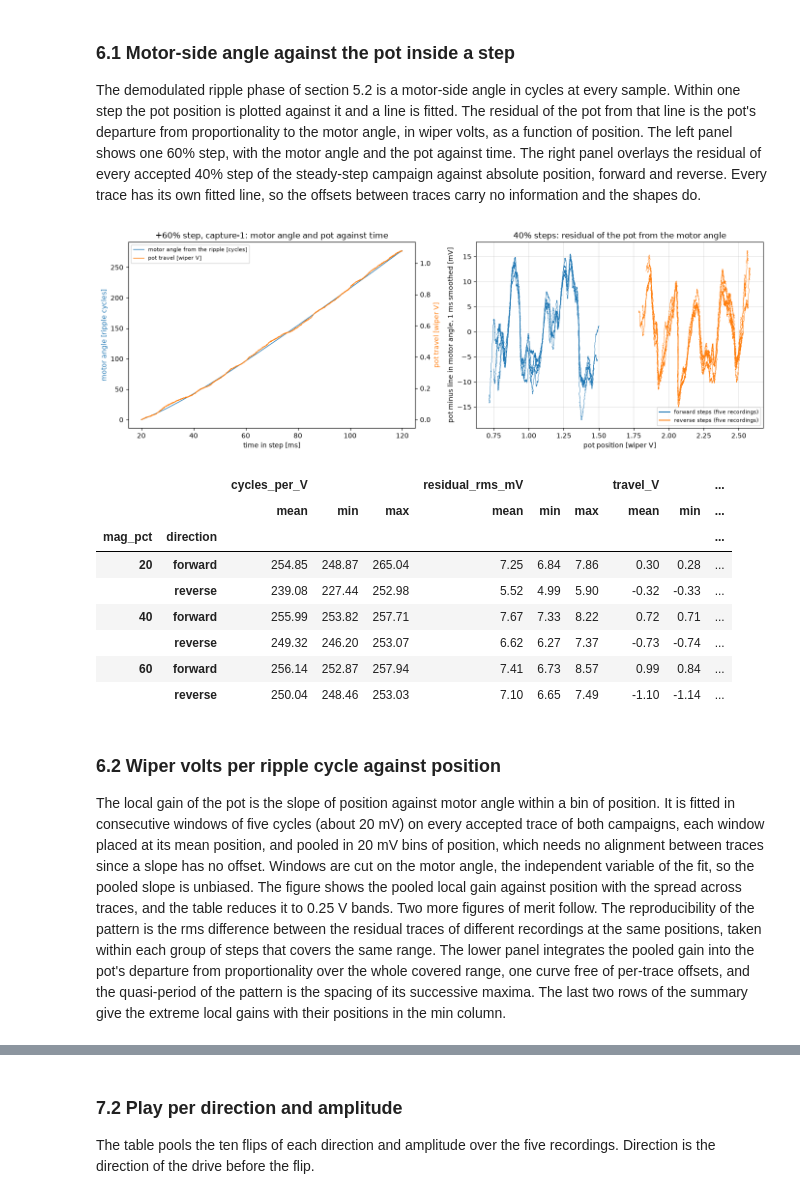
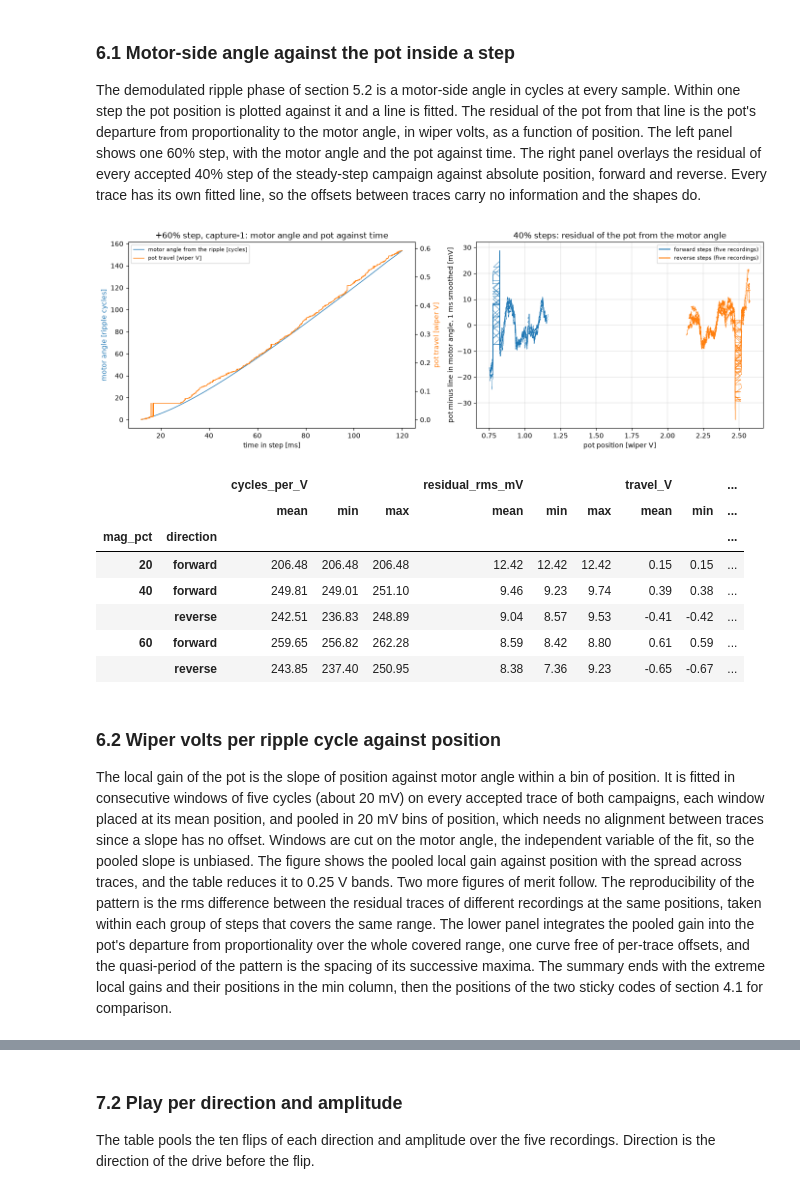
Before and after one commit to OpenServoCore/open-servo-core, a Jupyter notebook: notebooks/06-gear-train.ipynb, the cells around one changed output, grey strips where cells are left out. Drawn from its saved outputs; the diff is of its cells as text; code cells hidden in the pictures.

Commit message:
notebooks: re-execute gear train on the hacked chain, position adc caveat

```diff
--- a/notebooks/06-gear-train.ipynb
+++ b/notebooks/06-gear-train.ipynb
@@ -391,7 +586,7 @@ def settled(seg):
 
 def pot_speed(seg):
     # Least-squares slope of the wiper over the window, in wiper V/s.
-    p = seg["pos"].to_numpy() * V_ADC_PER_COUNT
+    p = seg["pos"].to_numpy() * CH.v_adc_per_count
     return np.polyfit(np.arange(len(p)) * DT, p, 1)[0]
 
 def step_line(seg):
@@ -404,7 +599,7 @@ def step_line(seg):
     for label, k in [("2f", 2.0), ("f/2", 0.5), ("f/3", 1 / 3), ("f/6", 1 / 6)]:
         _, a = interp_peak(f, X, k * fr * 0.95, k * fr * 1.05)
         ratios[label] = a / amp
-    vt = DIV_RATIO * (st["vmotor_a"].to_numpy() - st["vmotor_b"].to_numpy()).astype(float)
+    vt = CH.div_ratio * (st["vmotor_a"].to_numpy() - st["vmotor_b"].to_numpy()).astype(float)
     ft, Xt = line_spectrum(vt)
     _, amp_t = interp_peak(ft, Xt, fr * 0.97, fr * 1.03)
     xb = st["current_trough"].to_numpy().astype(float) - st["bias"].iloc[0]
@@ -415,14 +610,14 @@ def step_line(seg):
         "mag_pct": int(seg["mag_pct"].iloc[0]),
         "f_line_Hz": fr,
         "amp_counts": amp,
-        "amp_mA": amp * A_PER_COUNT * 1e3,
+        "amp_mA": amp * CH.a_per_count * 1e3,
         "noise_floor_counts": noise,
         "width_Hz": half_width(f, X, fr),
         "width_pct": half_width(f, X, fr) / fr * 100,
         "line_over_floor": amp / noise,
-        "mean_current_A": x.mean() * A_PER_COUNT,
+        "mean_current_A": x.mean() * CH.a_per_count,
         "pot_speed_Vps": pot_speed(st),
-        "terminal_ripple_mV": amp_t * V_ADC_PER_COUNT * 1e3,
+        "terminal_ripple_mV": amp_t * CH.v_adc_per_count * 1e3,
         "brake_window_ripple_counts": amp_b,
         **{f"ratio_{k}": v for k, v in ratios.items()},
     }
@@ -444,7 +639,7 @@ for ax, (seg_id, seg) in zip(axes.T.flatten(), df[df["seg"] > 0].groupby("seg"))
     x = st["current_raw"].to_numpy().astype(float) - st["bias"].iloc[0]
     f, X = line_spectrum(x)
     fr = lines[(lines["recording"] == name) & (lines["seg"] == seg_id)]["f_line_Hz"].iloc[0]
-    ax.semilogy(f, X * A_PER_COUNT * 1e3, lw=0.6, color="tab:blue")
+    ax.semilogy(f, X * CH.a_per_count * 1e3, lw=0.6, color="tab:blue")
     for k, ls in [(1, "-"), (2, "--"), (0.5, ":"), (1 / 3, ":"), (1 / 6, ":")]:
         ax.axvline(k * fr, color="tab:red", lw=0.7, ls=ls, alpha=0.7)
     ax.set_xlim(0, 7000)
@@ -480,0 +687,26 @@ tab
+# %%
+def line_at(f, X, f0, tol=0.02):
+    m = (f >= f0 * (1 - tol)) & (f <= f0 * (1 + tol))
+    return float(X[m].max())
+
+rows = []
+for name, (df, meta) in ripple.items():
+    base = df[df["seg"] == 0]
+    f, X = line_spectrum(base["current_raw"].to_numpy().astype(float), nfft_mult=1)
+    rows.append({"window": "baseline, bridge off", "recording": name, "ripple_line_counts": np.nan,
+                 "median in band [counts]": float(np.median(X[(f >= F_LO) & (f <= F_HI)])),
+                 **{f"{int(k * BUS_LINE_HZ)} Hz [counts]": line_at(f, X, k * BUS_LINE_HZ) for k in (1, 2, 3)}})
+    for seg_id, seg in df[df["seg"] > 0].groupby("seg"):
+        st = settled(seg)
+        f, X = line_spectrum(st["current_raw"].to_numpy().astype(float) - st["bias"].iloc[0])
+        amp = lines[(lines["recording"] == name) & (lines["seg"] == seg_id)]["amp_counts"].iloc[0]
+        rows.append({"window": f"{int(st['mag_pct'].iloc[0])}% step", "recording": name,
+                     "ripple_line_counts": amp,
+                     "median in band [counts]": float(np.median(X[(f >= F_LO) & (f <= F_HI)])),
+                     **{f"{int(k * BUS_LINE_HZ)} Hz [counts]": line_at(f, X, k * BUS_LINE_HZ) for k in (1, 2, 3)}})
+bus = pd.DataFrame(rows)
+bus["worst bus line [counts]"] = bus[[c for c in bus.columns if c.endswith("Hz [counts]")]].max(axis=1)
+bus["ripple over bus"] = bus["ripple_line_counts"] / bus["worst bus line [counts]"]
+bus.groupby("window")[["ripple_line_counts", "median in band [counts]", "1250 Hz [counts]",
+                       "2500 Hz [counts]", "3750 Hz [counts]", "worst bus line [counts]",
+                       "ripple over bus"]].agg(["mean", "max"]).round(3)
@@ -560,7 +800,7 @@ def track_step(seg, campaign, name):
     cyc, n0, r = motor_angle(seg, C_PRIOR)
     if n0 >= len(seg) - 200:
         return None, None
-    p = seg["pos"].to_numpy()[n0:] * V_ADC_PER_COUNT
+    p = seg["pos"].to_numpy()[n0:] * CH.v_adc_per_count
     th = (cyc[n0:] - cyc[n0]) * d
     if p.max() - p.min() < MIN_TRAVEL_V:
         return None, None
@@ -609,7 +849,7 @@ for dname, mk in [("forward", "o"), ("reverse", "s")]:
     g = steps[(steps["campaign"] == "duty grid") & (steps["direction"] == dname)]
     ax.plot(g["window_pot_speed_Vps"], g["window_line_Hz"], mk, ms=4, mfc="none", color="tab:orange",
             alpha=0.8, label=f"duty grid 30 to 55%, {dname} (accepted window)")
-vv = np.linspace(0, 16, 50)
+vv = np.linspace(0, 1.05 * max(lines["pot_speed_Vps"].abs().max(), steps["window_pot_speed_Vps"].max()), 50)
 ax.plot(vv, C_MEAN * vv, "k--", lw=0.8, label=f"f = C v with C = {C_MEAN:.0f} cycles per wiper V")
 ax.set_xlabel("pot speed over the same window [wiper V/s]")
 ax.set_ylabel("ripple line frequency [Hz]")
@@ -761,48 +1034,47 @@ name, (df, meta) = next(iter(ripple.items()))
 seg = df[df["seg"] == 3]
 cyc, n0, r = motor_angle(seg, C_PRIOR)
 t = np.arange(len(seg)) * DT * 1e3
-p = seg["pos"].to_numpy() * V_ADC_PER_COUNT
+p = seg["pos"].to_numpy() * CH.v_adc_per_count
 
 fig, axes = plt.subplots(1, 2, figsize=(14, 4.8))
 ax = axes[0]
 ax.plot(t[n0:], cyc[n0:] - cyc[n0], color="tab:blue", lw=1, label="motor angle from the ripple [cycles]")
 ax.set_xlabel("time in step [ms]")
 ax.set_ylabel("motor angle [ripple cycles]", color="tab:blue")
 ax2 = ax.twinx()
 ax2.plot(t[n0:], p[n0:] - p[n0], color="tab:orange", lw=1, label="pot travel [wiper V]")
 ax2.set_ylabel("pot travel [wiper V]", color="tab:orange")
 ax.set_title(f"+60% step, {name}: motor angle and pot against time")
 h1, l1 = ax.get_legend_handles_labels()
 h2, l2 = ax2.get_legend_handles_labels()
 ax.legend(h1 + h2, l1 + l2, loc="upper left", fontsize=8)
 ax = axes[1]
 for (rec, sid), g in traces[(traces["campaign"] == "steady steps") & (traces["mag_pct"] == 40)].groupby(["recording", "seg"]):
     rs = np.convolve(g["res"].to_numpy(), np.ones(20) / 20, mode="same")
     ax.plot(g["p"].to_numpy()[10:-10], rs[10:-10] * 1e3, lw=0.6,
             color="tab:blue" if g["direction"].iloc[0] == "forward" else "tab:orange")
 ax.plot([], [], color="tab:blue", label="forward steps (five recordings)")
 ax.plot([], [], color="tab:orange", label="reverse steps (five recordings)")
 ax.set_xlabel("pot position [wiper V]")
 ax.set_ylabel("pot minus line in motor angle, 1 ms smoothed [mV]")
 ax.set_title("40% steps: residual of the pot from the motor angle")
 ax.legend(fontsize=8)
 ax.grid(True, lw=0.3)
 plt.tight_layout()
 plt.show()
 
 cols = ["cycles_per_V", "residual_rms_mV", "travel_V", "accepted_from_ms"]
 steps[steps["campaign"] == "steady steps"].groupby(["mag_pct", "direction"])[cols].agg(["mean", "min", "max"]).round(2)
 # %% [output]
-[figure, old version]
+[figure, new version]
 |  |  | cycles_per_V |  |  | residual_rms_mV |  |  | travel_V |  | ... |
 |  |  | mean | min | max | mean | min | max | mean | min | ... |
 | mag_pct | direction |  |  |  |  |  |  |  |  | ... |
-| 20 | forward | 254.85 | 248.87 | 265.04 | 7.25 | 6.84 | 7.86 | 0.30 | 0.28 | ... |
-|  | reverse | 239.08 | 227.44 | 252.98 | 5.52 | 4.99 | 5.90 | -0.32 | -0.33 | ... |
-| 40 | forward | 255.99 | 253.82 | 257.71 | 7.67 | 7.33 | 8.22 | 0.72 | 0.71 | ... |
-|  | reverse | 249.32 | 246.20 | 253.07 | 6.62 | 6.27 | 7.37 | -0.73 | -0.74 | ... |
-| 60 | forward | 256.14 | 252.87 | 257.94 | 7.41 | 6.73 | 8.57 | 0.99 | 0.84 | ... |
-|  | reverse | 250.04 | 248.46 | 253.03 | 7.10 | 6.65 | 7.49 | -1.10 | -1.14 | ... |
+| 20 | forward | 206.48 | 206.48 | 206.48 | 12.42 | 12.42 | 12.42 | 0.15 | 0.15 | ... |
+| 40 | forward | 249.81 | 249.01 | 251.10 | 9.46 | 9.23 | 9.74 | 0.39 | 0.38 | ... |
+|  | reverse | 242.51 | 236.83 | 248.89 | 9.04 | 8.57 | 9.53 | -0.41 | -0.42 | ... |
+| 60 | forward | 259.65 | 256.82 | 262.28 | 8.59 | 8.42 | 8.80 | 0.61 | 0.59 | ... |
+|  | reverse | 243.85 | 237.40 | 250.95 | 8.38 | 7.36 | 9.23 | -0.65 | -0.67 | ... |
 # %% [markdown]
 ### 6.2 Wiper volts per ripple cycle against position
 
@@ -820,9 +1092,9 @@ traces of different recordings at the same positions, taken within each
 group of steps that covers the same range. The lower panel integrates the
 pooled gain into the pot's departure from proportionality over the whole
 covered range, one curve free of per-trace offsets, and the quasi-period
-of the pattern is the spacing of its successive maxima. The last two rows
-of the summary give the extreme local gains with their positions in the
-min column.
+of the pattern is the spacing of its successive maxima. The summary ends
+with the extreme local gains and their positions in the min column, then
+the positions of the two sticky codes of section 4.1 for comparison.
 # %%
 BIN_V = 0.02
 WIN_CYCLES = 5
```
Also changed, not shown: parts of 39 cells of this notebook.
